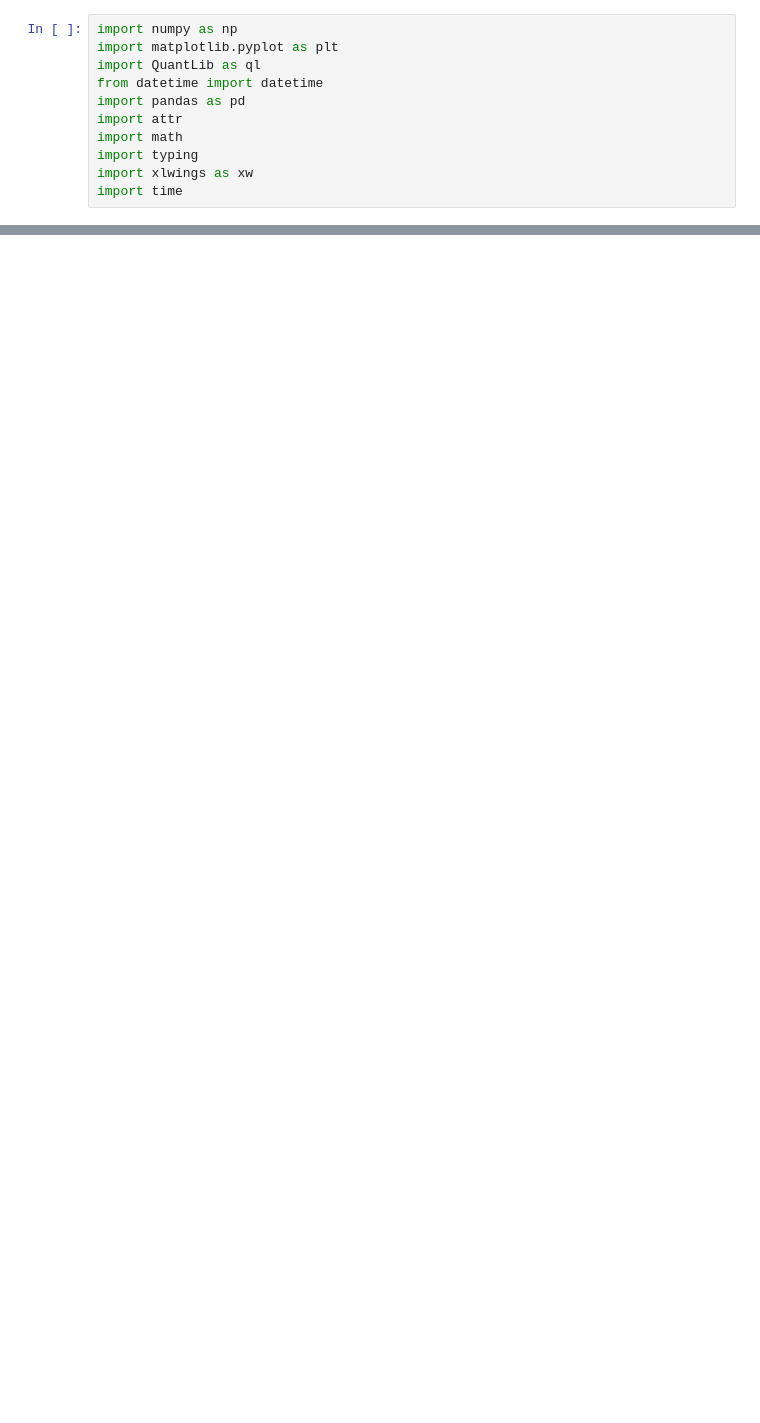
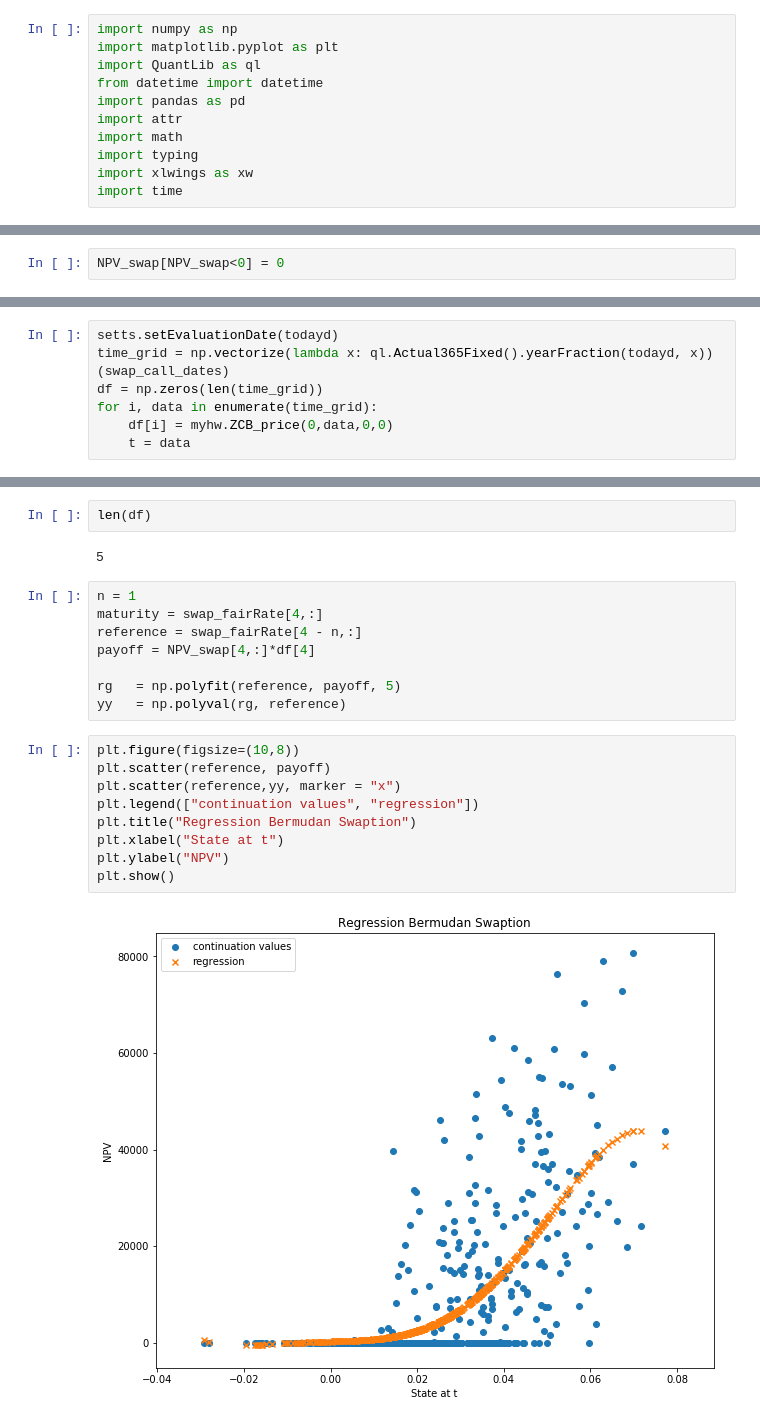
Before and after one commit to andrea220/master_thesis, a Jupyter notebook: HW_two_factor.ipynb, the cells around one changed output, grey strips where cells are left out. Saved outputs shown, nothing was run; the diff lists cells and outputs as text; blank space fills up the shorter version.

```diff
--- a/HW_two_factor.ipynb
+++ b/HW_two_factor.ipynb
@@ -105,0 +337,2 @@ np.random.normal(0,1)
+# %%
+NPV_swap[NPV_swap<0] = 0
@@ -105,0 +345,7 @@ np.random.normal(0,1)
+# %%
+setts.setEvaluationDate(todayd)
+time_grid = np.vectorize(lambda x: ql.Actual365Fixed().yearFraction(todayd, x))(swap_call_dates)
+df = np.zeros(len(time_grid))
+for i, data in enumerate(time_grid):
+    df[i] = myhw.ZCB_price(0,data,0,0)
+    t = data
@@ -105,0 +367,23 @@ np.random.normal(0,1)
+# %%
+len(df)
+# %% [output]
+5
+# %%
+n = 1
+maturity = swap_fairRate[4,:]
+reference = swap_fairRate[4 - n,:]
+payoff = NPV_swap[4,:]*df[4]
+
+rg   = np.polyfit(reference, payoff, 5)
+yy   = np.polyval(rg, reference)
+# %%
+plt.figure(figsize=(10,8))
+plt.scatter(reference, payoff)
+plt.scatter(reference,yy, marker = "x")
+plt.legend(["continuation values", "regression"])
+plt.title("Regression Bermudan Swaption")
+plt.xlabel("State at t")
+plt.ylabel("NPV")
+plt.show()
+# %% [output]
+[figure, added]
```
Also changed, not shown: parts of 27 cells of this notebook.
